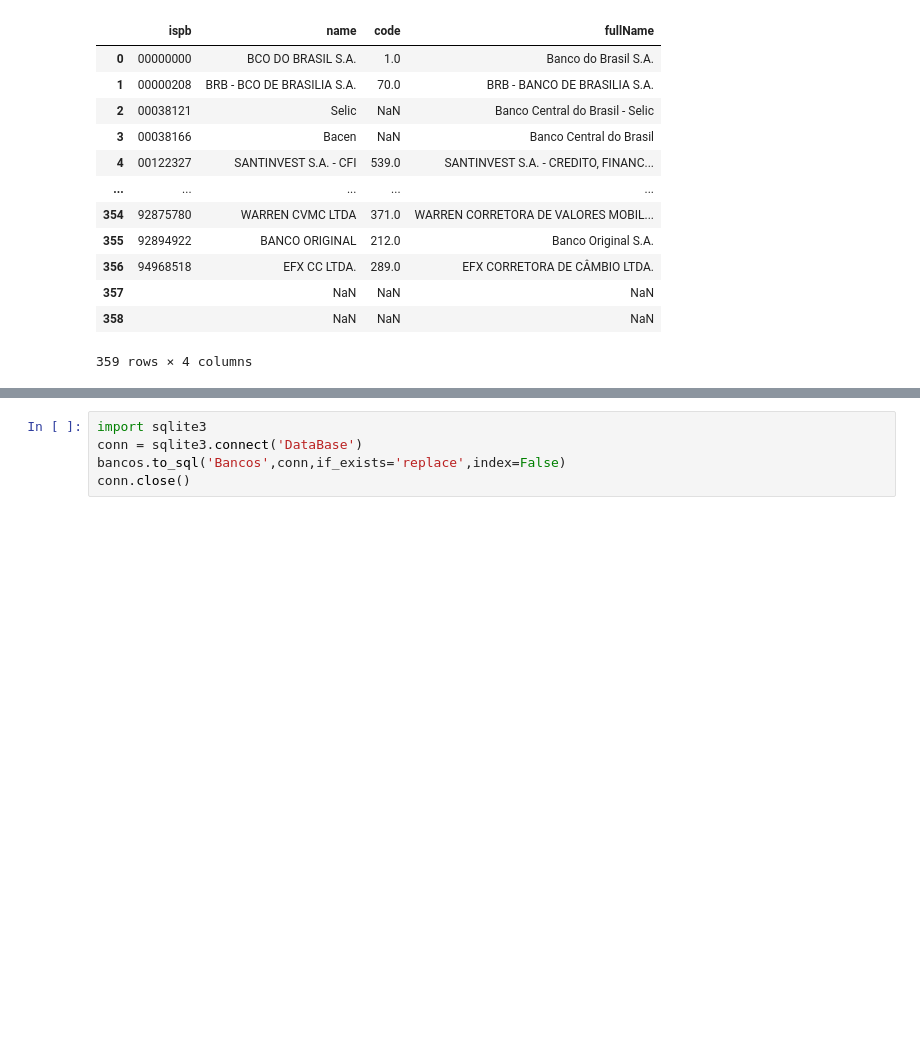
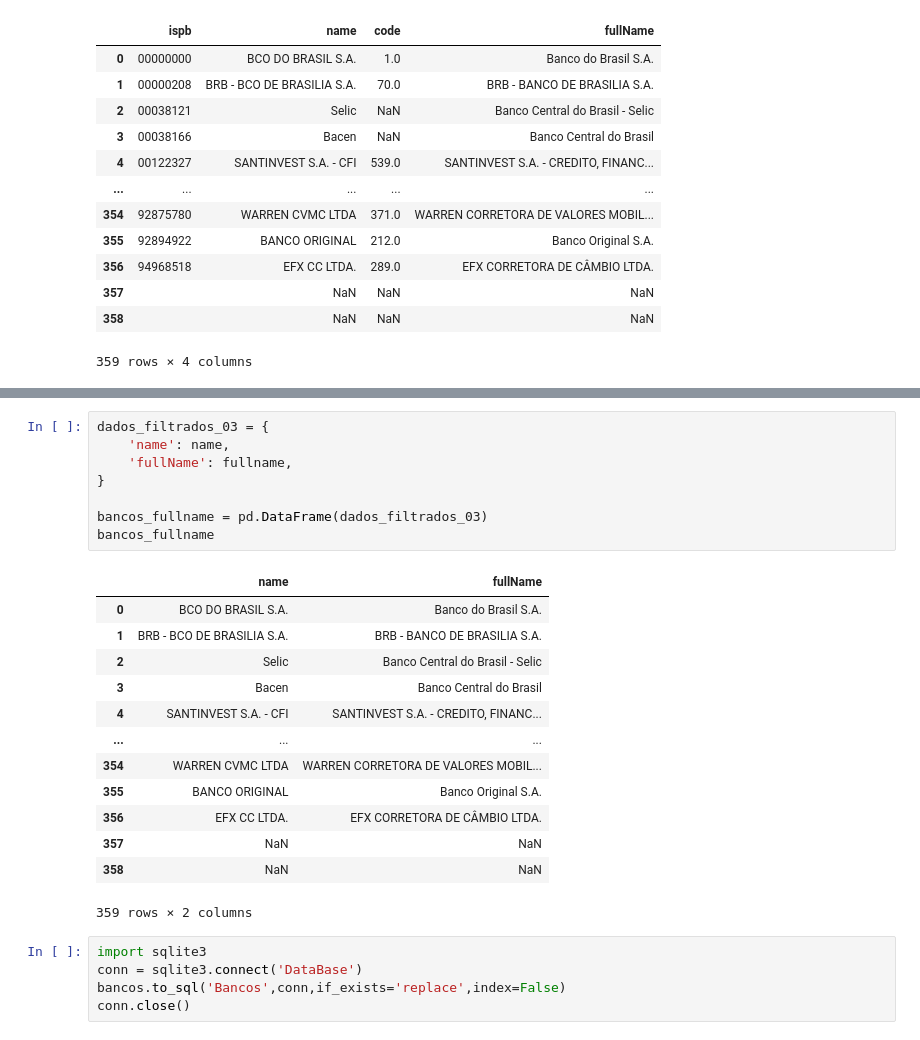
Before and after one commit to joansilva24/Projeto_ETL_coderhouse, a Jupyter notebook: trabalho_parte1_corrigido (1).ipynb, the cells around one changed output, grey strips where cells are left out. Saved outputs shown, nothing was run; the diff lists cells and outputs as text; blank space fills up the shorter version.

```diff
--- a/trabalho_parte1.ipynb
+++ b/trabalho_parte1_corrigido (1).ipynb
@@ -135,3 +158,25 @@ print(df_brasil)
+# %%
+dados_filtrados_03 = {
+    'name': name,
+    'fullName': fullname,
+}
+
+bancos_fullname = pd.DataFrame(dados_filtrados_03)
+bancos_fullname
+# %% [output]
+|  | name | fullName |
+| 0 | BCO DO BRASIL S.A. | Banco do Brasil S.A. |
+| 1 | BRB - BCO DE BRASILIA S.A. | BRB - BANCO DE BRASILIA S.A. |
+| 2 | Selic | Banco Central do Brasil - Selic |
+| 3 | Bacen | Banco Central do Brasil |
+| 4 | SANTINVEST S.A. - CFI | SANTINVEST S.A. - CREDITO, FINANC... |
+| ... | ... | ... |
+| 354 | WARREN CVMC LTDA | WARREN CORRETORA DE VALORES MOBIL... |
+| 355 | BANCO ORIGINAL | Banco Original S.A. |
+| 356 | EFX CC LTDA. | EFX CORRETORA DE CÂMBIO LTDA. |
+| 357 | NaN | NaN |
+| 358 | NaN | NaN |
+359 rows × 2 columns
 # %%
 import sqlite3
 conn = sqlite3.connect('DataBase')
```
Also changed, not shown: parts of 8 cells of this notebook.
